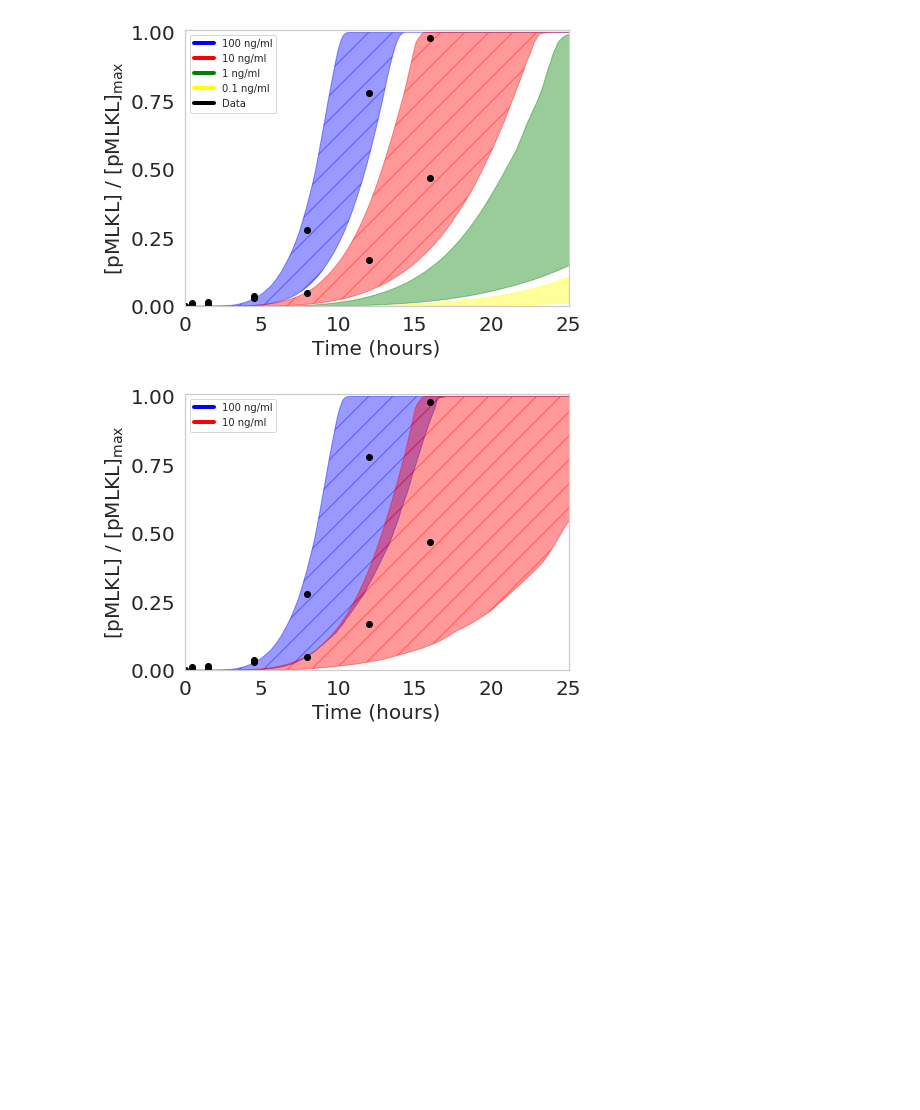
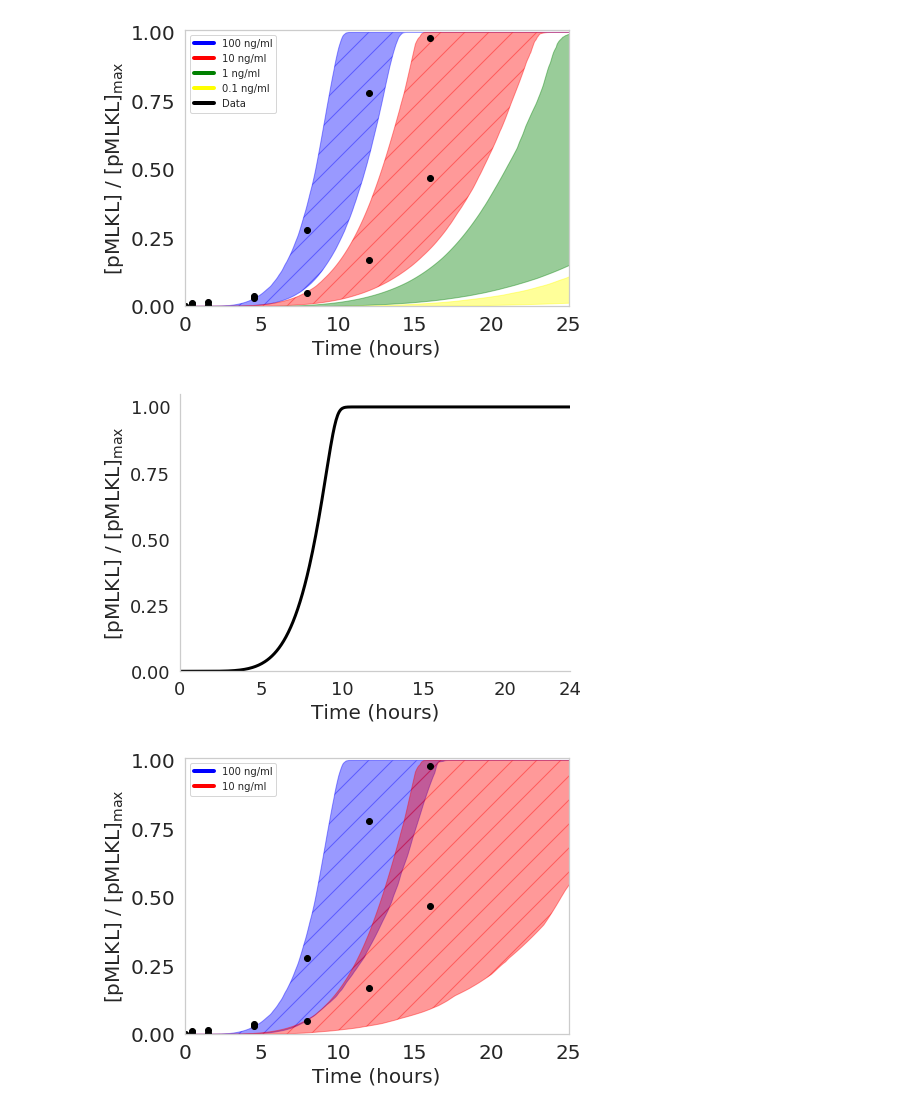
Before and after one commit to LoLab-MSM/NERM, a Jupyter notebook: model_analysis/nerm_allclus_survivalfits_pmlkl.ipynb, the cells around one changed output. Cells and saved outputs as stored; diff of their text form; code cells hidden in the pictures; blank space fills up the shorter version.

Commit message:
updating the tick params for ms data plots again size issue

```diff
--- a/model_analysis/nerm_allclus_survivalfits_pmlkl.ipynb
+++ b/model_analysis/nerm_allclus_survivalfits_pmlkl.ipynb
@@ -814,6 +814,30 @@ fig.savefig('nerm_allpars_5720_wdata_alltnfwscatter.pdf')
 plt.show()
 # %% [output]
 [figure]
+# %%
+fig, ax = plt.subplots(figsize = (7,5))
+# for n in range(len(all_pars[17:18])):
+plt.plot(tspan/60, c0df100wt100.loc[18]['MLKLa_obs'].iloc[:]/5544, lw=3,
+             zorder = 1, linestyle = '-', color = 'black')
+plt.ylabel(r"[pMLKL] / [pMLKL]$_\mathrm{max}$", fontsize = 20) # Y label
+plt.xlabel('Time (hours)', fontsize = 20) # X label
+plt.xlim(xmin = 0, xmax = 16)
+plt.ylim(ymin = 0)
+plt.xticks(fontsize=14)
+plt.yticks(fontsize=14)
+right_side = ax.spines["right"]
+right_side.set_visible(False)
+top = ax.spines["top"]
+top.set_visible(False)
+ax.set_xticks([0, 5, 10, 15, 20, 24])
+ax.set_yticks([0,0.25, 0.5, 0.75, 1.0])
+ax.tick_params(axis='both', which='major', labelsize=18)
+ax.grid(False)
+plt.tight_layout()
+plt.savefig('../pmlkl_methodsfig_ttd.pdf')
+plt.show()
+# %% [output]
+[figure, added]
 # %%
 x1001 = np.array([0, 30, 90, 270])
 x1002 = np.array([480, 720, 960])
```
Also changed, not shown: parts of 1 cell of this notebook, 2 other files.
